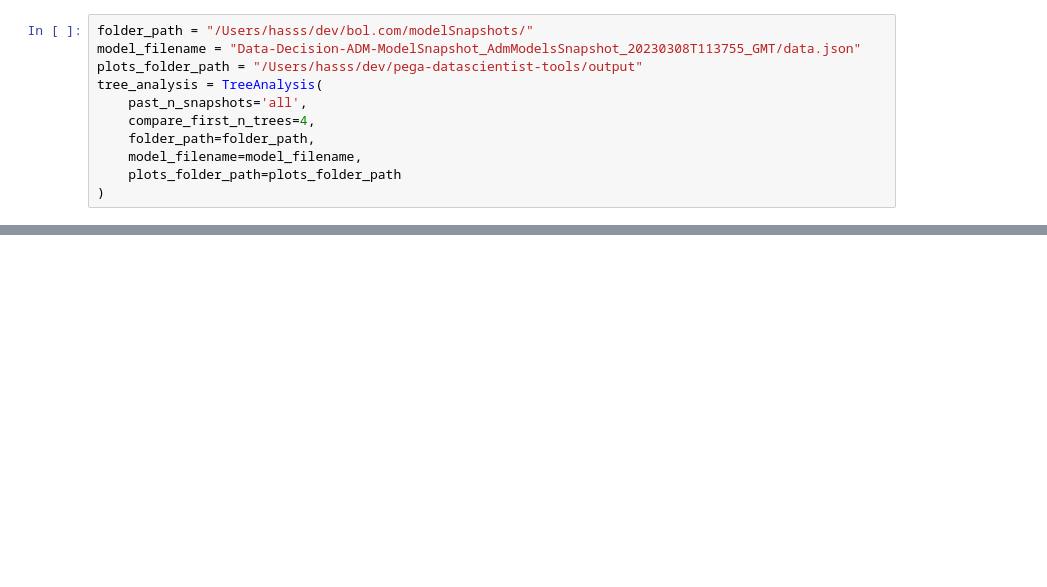
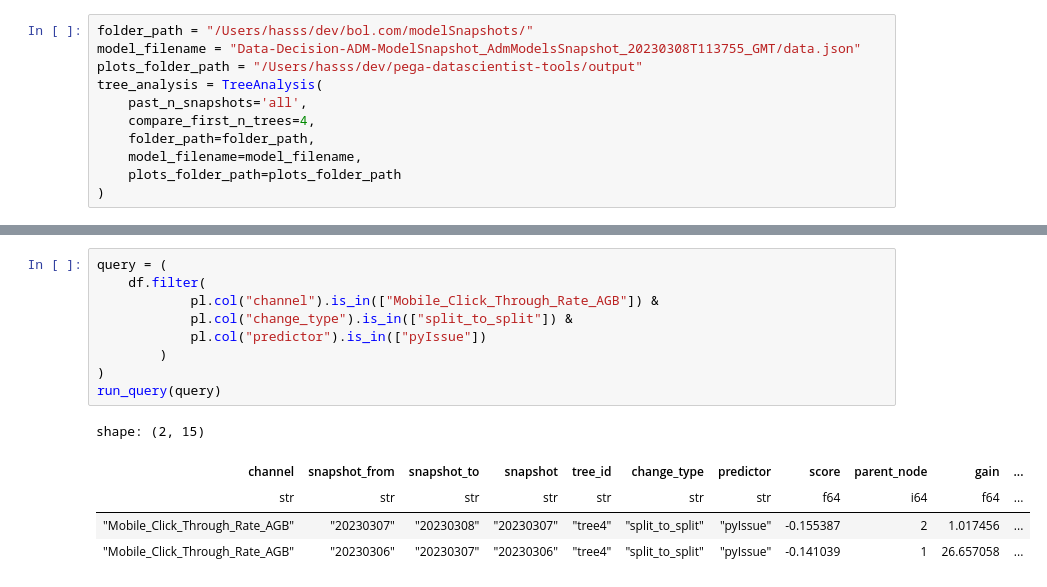
Before and after one commit to shaniyahassanali/pega-datascientist-tools, a Jupyter notebook: examples/datamart/TreeAnalysis.ipynb, the cells around one changed output, grey strips where cells are left out. Saved outputs shown, nothing was run; the diff lists cells and outputs as text; blank space fills up the shorter version.

```diff
--- a/examples/datamart/TreeAnalysis.ipynb
+++ b/examples/datamart/TreeAnalysis.ipynb
@@ -61,0 +63,15 @@ shape: (5, 15)
+# %%
+query = (
+    df.filter(
+            pl.col("channel").is_in(["Mobile_Click_Through_Rate_AGB"]) &
+            pl.col("change_type").is_in(["split_to_split"]) &
+            pl.col("predictor").is_in(["pyIssue"])
+        )
+)
+run_query(query)
+# %% [output]
+shape: (2, 15)
+| channel | snapshot_from | snapshot_to | snapshot | tree_id | change_type | predictor | score | parent_node | gain | ... |
+| str | str | str | str | str | str | str | f64 | i64 | f64 | ... |
+| "Mobile_Click_Through_Rate_AGB" | "20230307" | "20230308" | "20230307" | "tree4" | "split_to_split" | "pyIssue" | -0.155387 | 2 | 1.017456 | ... |
+| "Mobile_Click_Through_Rate_AGB" | "20230306" | "20230307" | "20230306" | "tree4" | "split_to_split" | "pyIssue" | -0.141039 | 1 | 26.657058 | ... |
```
Also changed, not shown: parts of 10 cells of this notebook, 2 other files.
